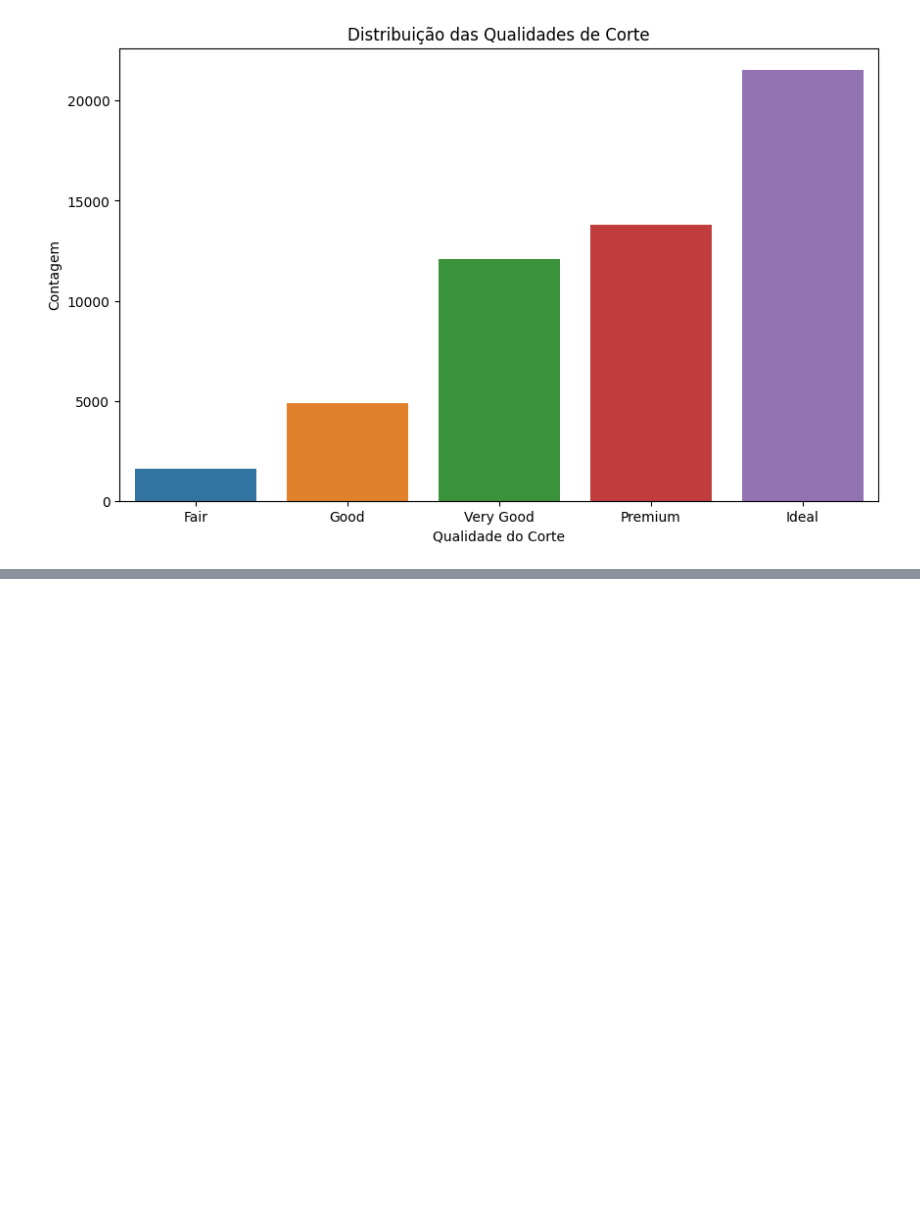
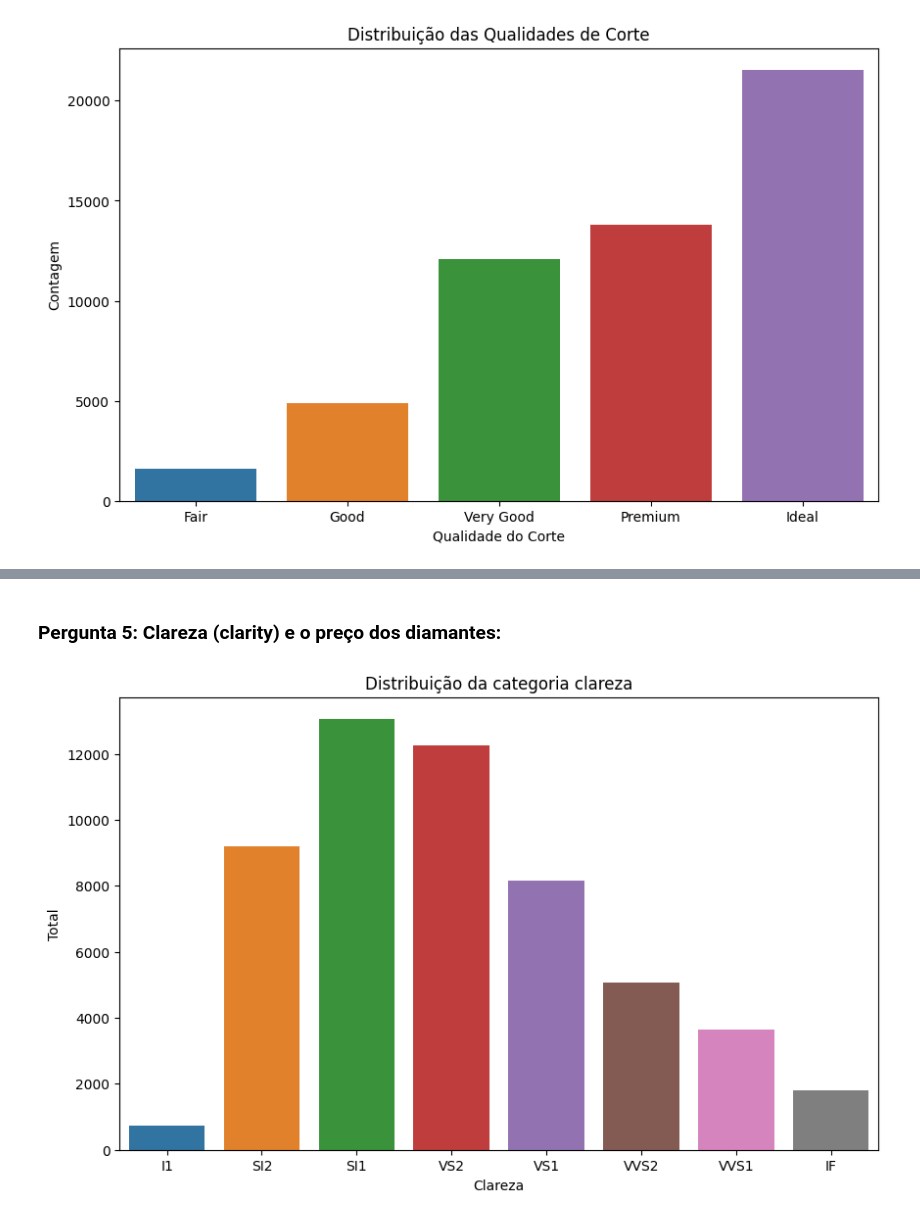
Before and after one commit to ernandes0/avanti-bootcamp-cdd, a Jupyter notebook: notebooks/01-exploratory_data_analysis.ipynb, the cells around one changed output, grey strips where cells are left out. Cells and saved outputs as stored; diff of their text form; code cells hidden in the pictures; blank space fills up the shorter version.

```diff
--- a/notebooks/01-exploratory_data_analysis.ipynb
+++ b/notebooks/01-exploratory_data_analysis.ipynb
@@ -216,0 +270,11 @@ plt.show()
+# %% [markdown]
+### Pergunta 5: Clareza (clarity) e o preço dos diamantes:
+# %%
+plt.figure(figsize=(10, 6))
+sns.countplot(x='clarity', data=diamonds)
+plt.title('Distribuição da categoria clareza')
+plt.xlabel('Clareza')
+plt.ylabel('Total')
+plt.show()
+# %% [output]
+[figure, added]
```
Also changed, not shown: parts of 32 cells of this notebook.
